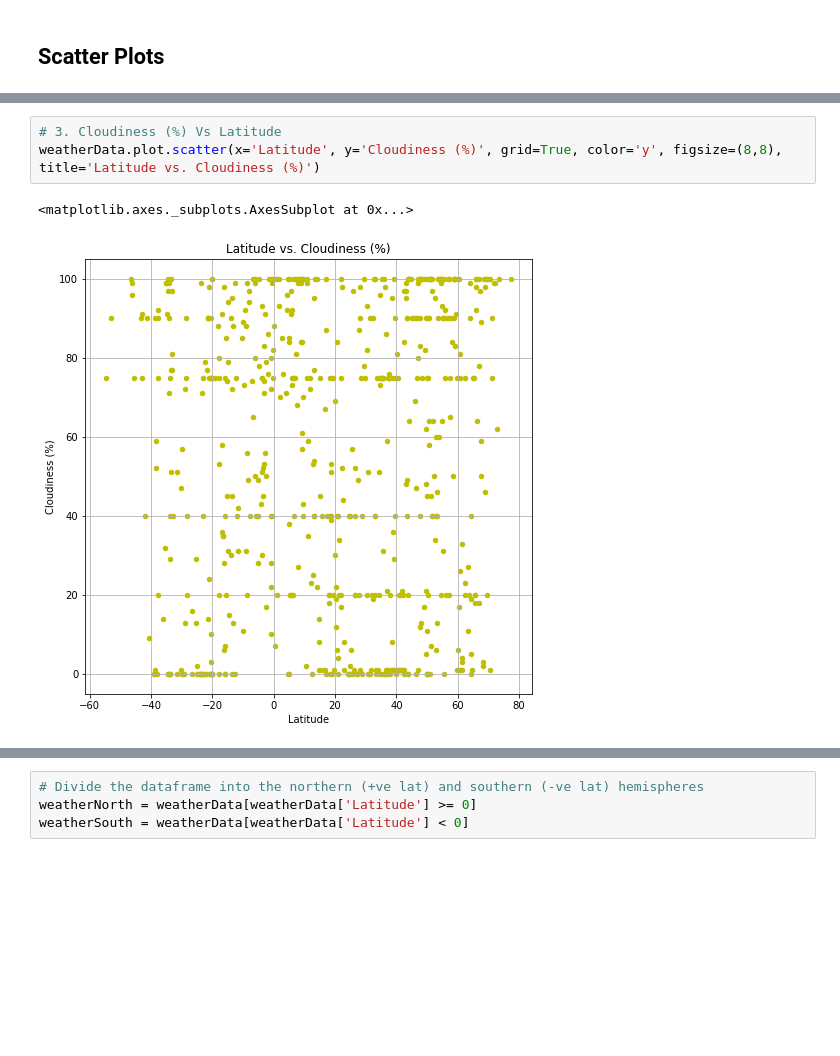
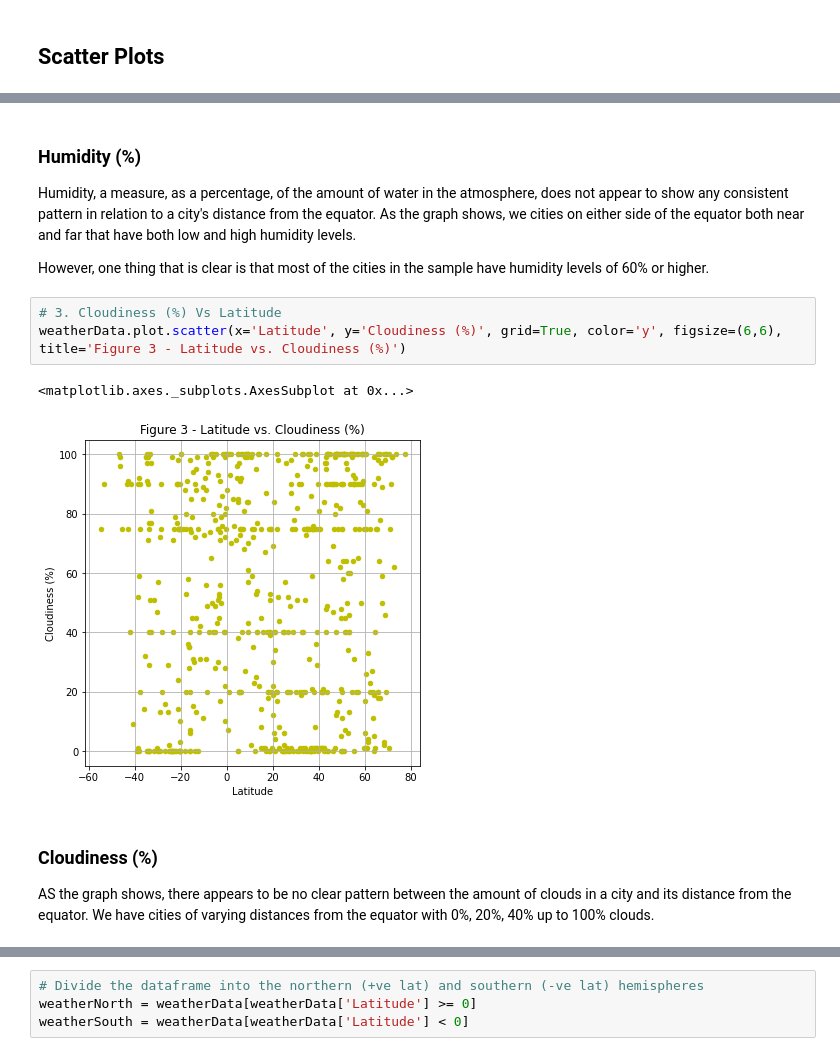
Before and after one commit to yukamara/python-api-challenge, a Jupyter notebook: WeatherPy/WeatherPy.ipynb, the cells around one changed output, grey strips where cells are left out. Drawn from its saved outputs; the diff is of its cells as text; blank space fills up the shorter version.

Commit message:
Added some descriptions of the graphs

```diff
--- a/WeatherPy/WeatherPy.ipynb
+++ b/WeatherPy/WeatherPy.ipynb
@@ -285,8 +291,17 @@ weatherData.plot.scatter(x='Latitude', y='Humidity (%)',grid=True, color='g', fi
+# %% [markdown]
+### Humidity (%)
+
+Humidity, a measure, as a percentage, of the amount of water in the atmosphere, does not appear to show any consistent pattern in relation to a city's distance from the equator. As the graph shows, we cities on either side of the equator both near and far that have both low and high humidity levels.
+
+However, one thing that is clear is that most of the cities in the sample have humidity levels of 60% or higher.
 # %%
 # 3. Cloudiness (%) Vs Latitude
-weatherData.plot.scatter(x='Latitude', y='Cloudiness (%)', grid=True, color='y', figsize=(8,8), title='Latitude vs. Cloudiness (%)')
+weatherData.plot.scatter(x='Latitude', y='Cloudiness (%)', grid=True, color='y', figsize=(6,6), title='Figure 3 - Latitude vs. Cloudiness (%)')
 # %% [output]
 <matplotlib.axes._subplots.AxesSubplot at 0x...>
-[figure, old version]
+[figure, new version]
+# %% [markdown]
+### Cloudiness (%)
+AS the graph shows, there appears to be no clear pattern between the amount of clouds in a city and its distance from the equator. We have cities of varying distances from the equator with 0%, 20%, 40% up to 100% clouds.
 # %%
 # 4. Wind Speed (mpg) Vs Latitude
```
Also changed, not shown: parts of 12 cells of this notebook.
